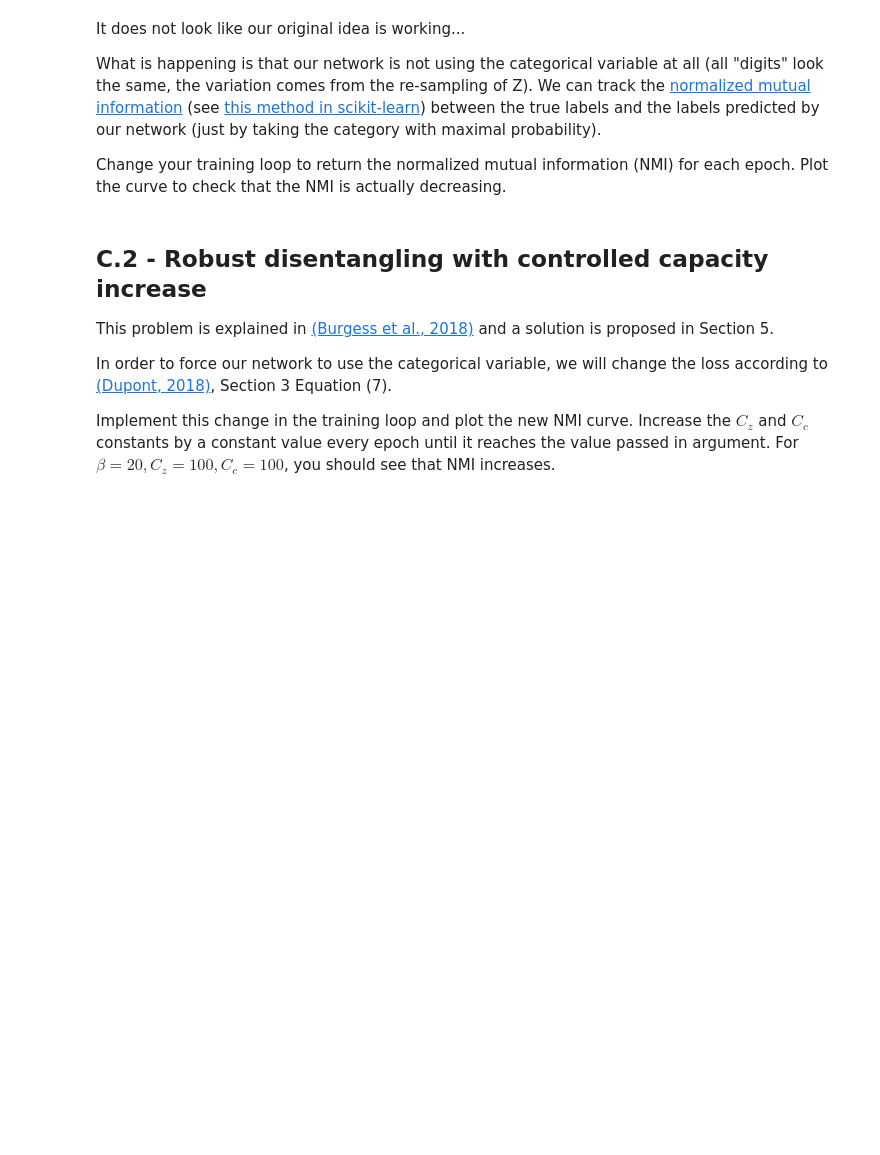
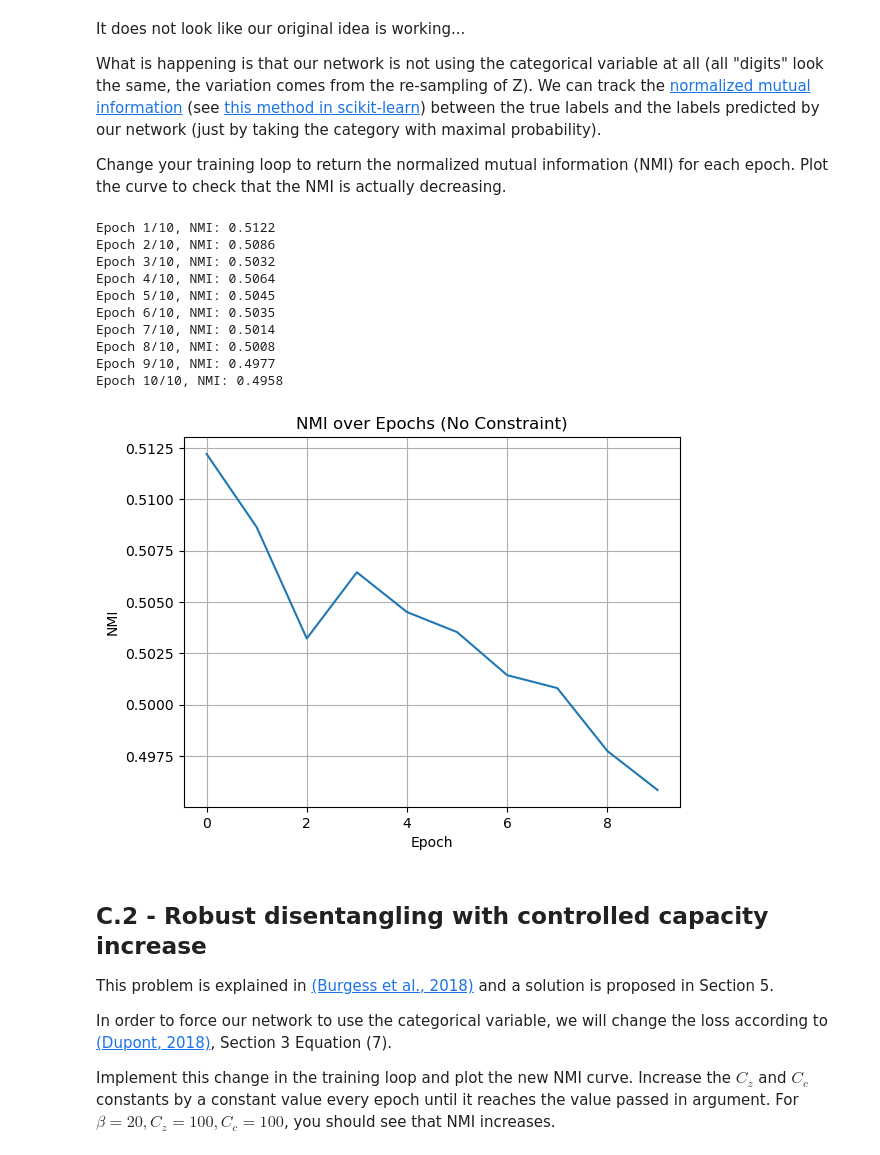
Before and after one commit to Meryem2324/ensae_dl_pw2, a Jupyter notebook: notebook.ipynb, the cells around one changed output. Cells and saved outputs as stored; diff of their text form; code cells hidden in the pictures; blank space fills up the shorter version.

```diff
--- a/notebook.ipynb
+++ b/notebook.ipynb
@@ -502,6 +476,7 @@ def gumbel_softmax(logits, tau=1, hard=False, eps=1e-10, dim=-1):
         ret = y_soft
     return ret
 
+
 class VAE_Gumbel(nn.Module):
     def __init__(self, h_dim, z_dim):
         super(VAE_Gumbel, self).__init__()
@@ -522,17 +497,18 @@ class VAE_Gumbel(nn.Module):
         logits = self.fc_logits(h)
         return mu, log_var, logits
 
+    def reparameterize(self, mu, log_var):
+        std = torch.exp(0.5 * log_var)
+        eps = torch.randn_like(std)
+        return mu + eps * std
+
 
     def decode(self, z, y_onehot):
         z_cat = torch.cat([z, y_onehot], dim=1)
         h = F.relu(self.fc4(z_cat))
-        return torch.sigmoid(self.fc5(h))
+        out = torch.sigmoid(self.fc5(h))
+        return torch.clamp(out, min=1e-6, max=1 - 1e-6)
 
-
-    def reparameterize(self, mu, log_var):
-        std = torch.exp(0.5 * log_var)
-        eps = torch.randn_like(std)
-        return mu + eps * std
 
     def forward(self, x, tau=1.0, hard=False):
         ### your code here ###
@@ -625,3 +690,17 @@ Change your training loop to return the normalized mutual information (NMI) for
+# %%
+data_dict = train_G_with_NMI(model_G, data_loader, num_epochs=10, beta=1.0)
+# %% [output]
+Epoch 1/10, NMI: 0.5122
+Epoch 2/10, NMI: 0.5086
+Epoch 3/10, NMI: 0.5032
+Epoch 4/10, NMI: 0.5064
+Epoch 5/10, NMI: 0.5045
+Epoch 6/10, NMI: 0.5035
+Epoch 7/10, NMI: 0.5014
+Epoch 8/10, NMI: 0.5008
+Epoch 9/10, NMI: 0.4977
+Epoch 10/10, NMI: 0.4958
+[figure, added]
 # %% [markdown]
 ## C.2 - Robust disentangling with controlled capacity increase
 
```
Also changed, not shown: parts of 28 cells of this notebook.
